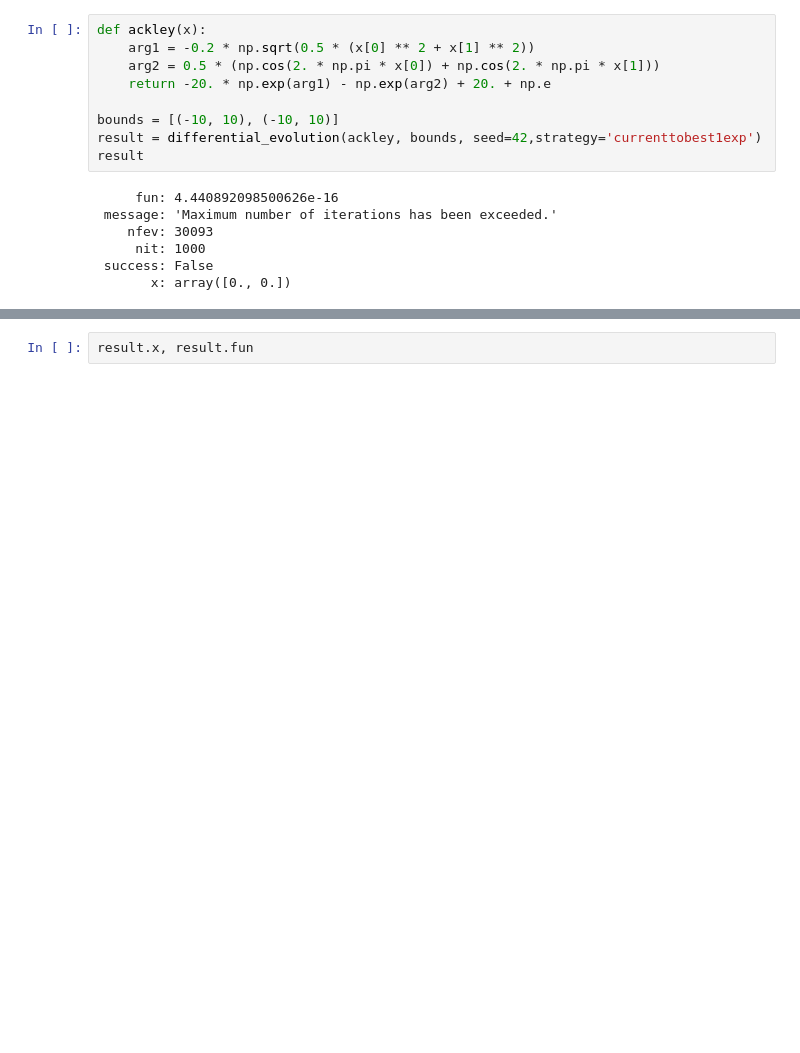
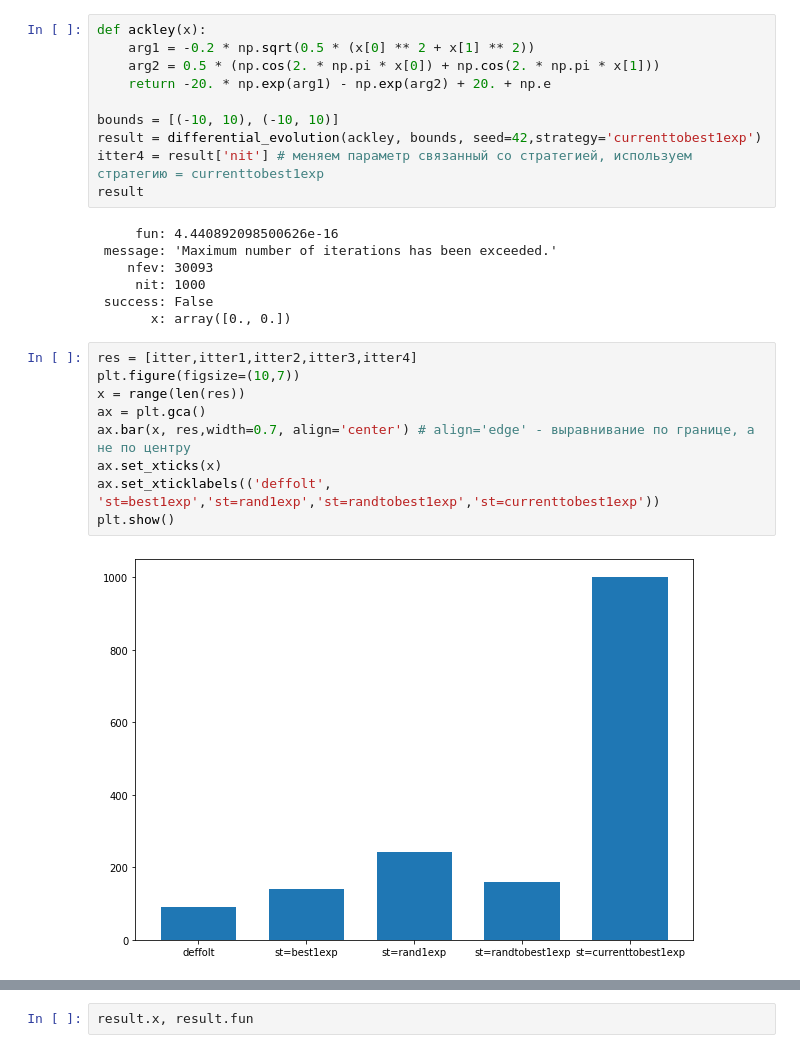
Before and after one commit to Alexander-ASU/sql, a Jupyter notebook: Python 3/homework-6.ipynb, the cells around one changed output, grey strips where cells are left out. Drawn from its saved outputs; the diff is of its cells as text; blank space fills up the shorter version.

```diff
--- a/Python 3/homework-6.ipynb
+++ b/Python 3/homework-6.ipynb
@@ -105,6 +132,7 @@ def ackley(x):
 
 bounds = [(-10, 10), (-10, 10)]
 result = differential_evolution(ackley, bounds, seed=42,strategy='currenttobest1exp')
+itter4 = result['nit'] # меняем параметр связанный со стратегией, используем стратегию = currenttobest1exp
 result
 # %% [output]
      fun: 4.440892098500626e-16
@@ -113,6 +141,17 @@ result
      nit: 1000
  success: False
        x: array([0., 0.])
+# %%
+res = [itter,itter1,itter2,itter3,itter4]
+plt.figure(figsize=(10,7))
+x = range(len(res))
+ax = plt.gca()
+ax.bar(x, res,width=0.7, align='center') # align='edge' - выравнивание по границе, а не по центру
+ax.set_xticks(x)
+ax.set_xticklabels(('deffolt', 'st=best1exp','st=rand1exp','st=randtobest1exp','st=currenttobest1exp'))
+plt.show()
+# %% [output]
+[figure, added]
 # %%
 def ackley(x):
     arg1 = -0.2 * np.sqrt(0.5 * (x[0] ** 2 + x[1] ** 2))
```
Also changed, not shown: parts of 37 cells of this notebook.
